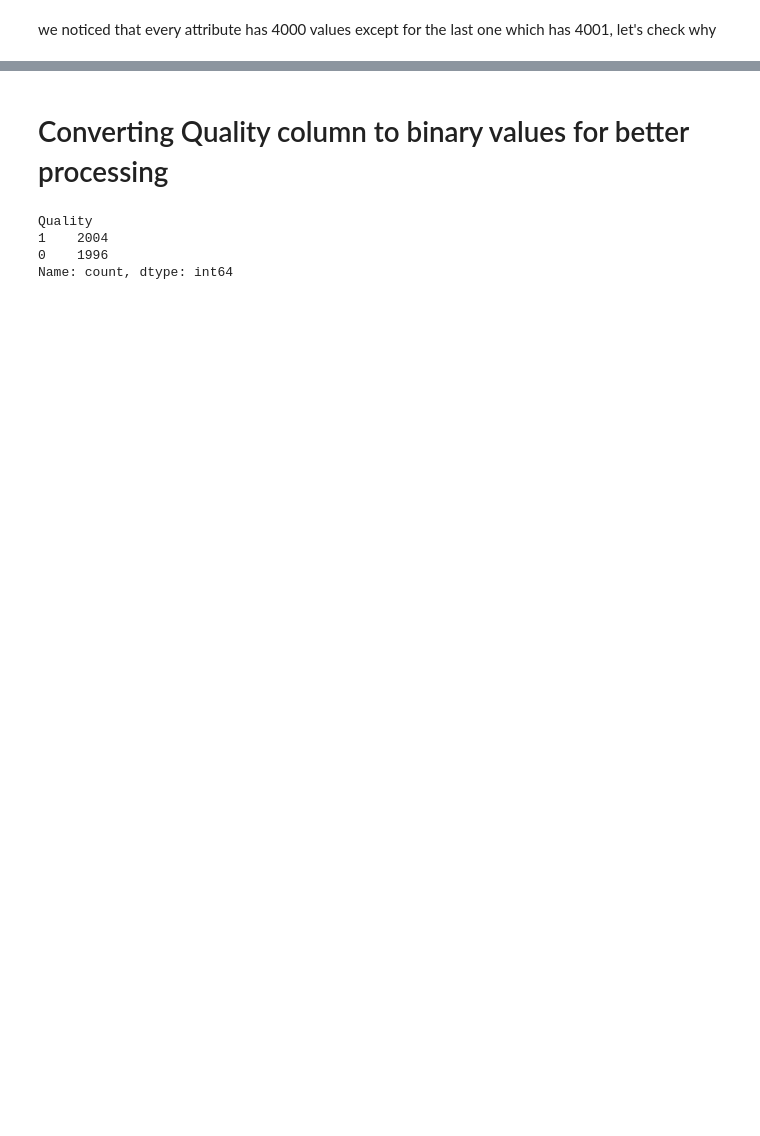
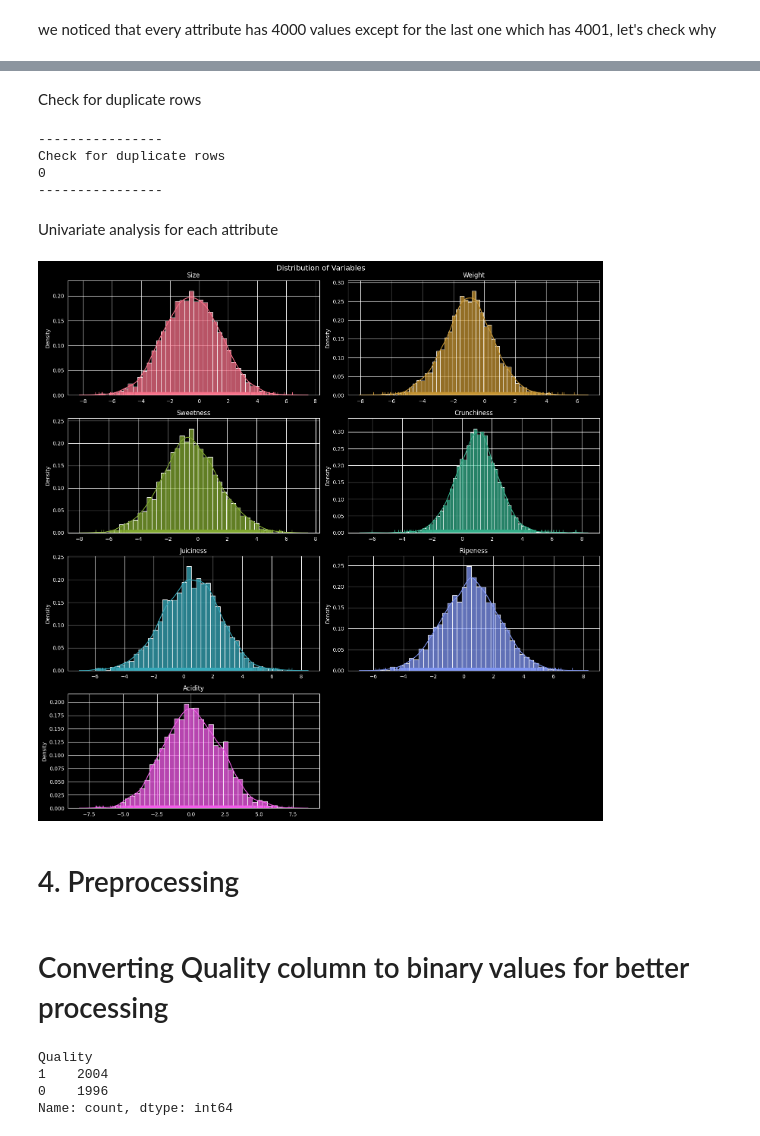
Before and after one commit to faris771/Apple_Quality_Classifier, a Jupyter notebook: main.ipynb, the cells around one changed output, grey strips where cells are left out. Cells and saved outputs as stored; diff of their text form; code cells hidden in the pictures; blank space fills up the shorter version.

```diff
--- a/main.ipynb
+++ b/main.ipynb
@@ -83,3 +177,42 @@ df.head()
+# %% [markdown]
+Check for duplicate rows
+# %%
+print('----------------')
+print('Check for duplicate rows')
+print(df.duplicated().sum())
+print('----------------')
+# %% [output]
+----------------
+Check for duplicate rows
+0
+----------------
+# %% [markdown]
+Univariate analysis for each attribute
+# %%
+# Univariate analysis for each attribute
+cols = df.columns[:-1]
+colors = sns.color_palette('husl', len(cols))  # husl = hue saturation lightness
+
+fig, axs = plt.subplots(nrows=4, ncols=2, figsize=(15, 15))  # 3 rows, 3 columns
+axs = axs.flatten()   # flatten the 2D array to 1D array
+
+for i, col in enumerate(cols):
+
+    sns.kdeplot(df[col], ax=axs[i], color=colors[i])  # kdeplot = kernel density estimation plot
+    sns.histplot(df[col], ax=axs[i], color=colors[i], stat='density')  # histplot = histogram plot
+    sns.rugplot(df[col], ax=axs[i], color=colors[i]) # rugplot = draw a dash mark for every point on a univariate distribution
+
+    axs[i].set_xlabel('') # remove x label to avoid redundancy
+    axs[i].set_title(col)
+    plt.tight_layout()
+
+fig.suptitle("Distribution of Variables", fontsize = 14)
+fig.delaxes(ax = axs[len(cols)]) # delete the last plot
+fig.tight_layout()
+# %% [output]
+[figure, added]
+# %% [markdown]
+# 4. Preprocessing
 # %% [markdown]
 # Converting Quality column to binary values for better processing
 # %%
```
Also changed, not shown: parts of 18 cells of this notebook.
